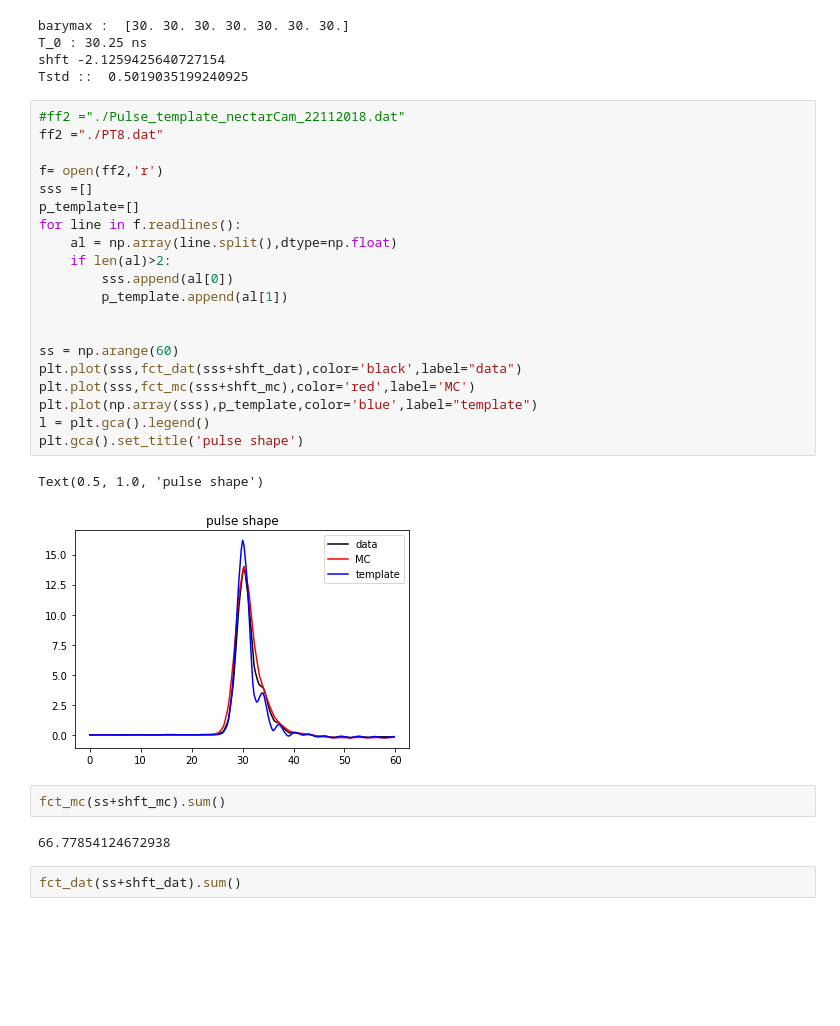
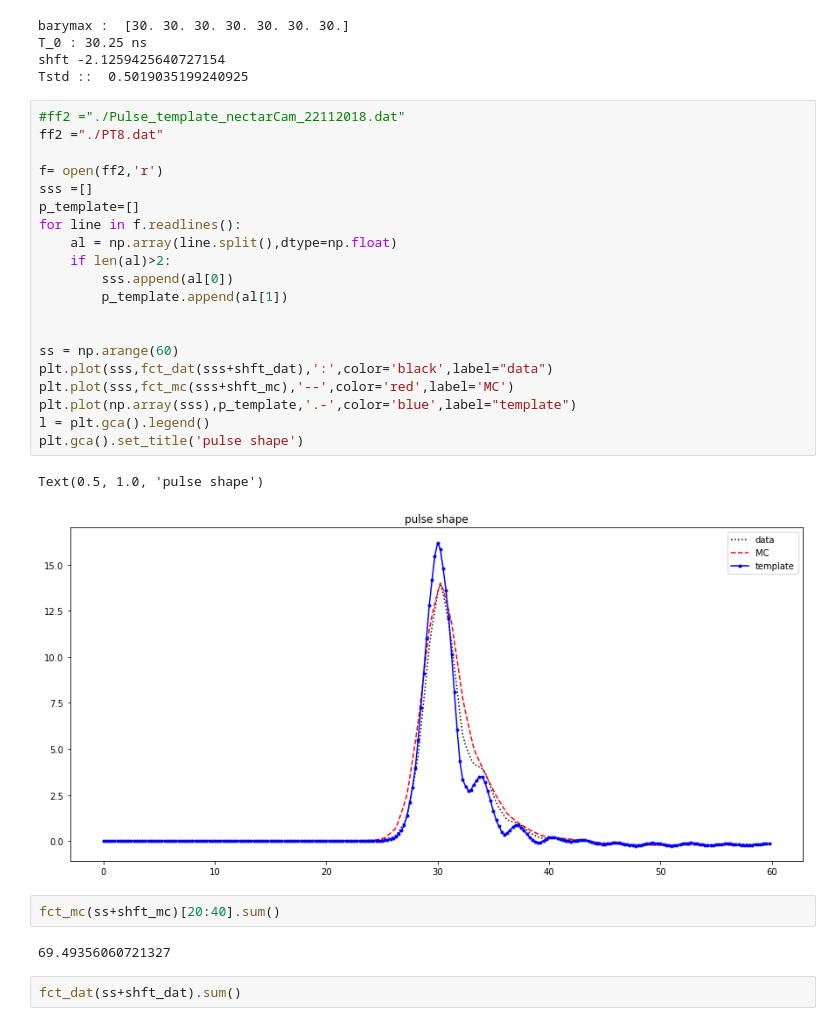
Before and after one commit to ThomasTTX/nectarchain, a Jupyter notebook: MC_data_comparaison_noteebooks/30pe_MC_data.ipynb, the cells around one changed output. Cells and saved outputs as stored; diff of their text form; blank space fills up the shorter version.

```diff
--- a/MC_data_comparaison_noteebooks/30pe_MC_data.ipynb
+++ b/MC_data_comparaison_noteebooks/30pe_MC_data.ipynb
@@ -174,30 +185,30 @@ Tstd ::  0.5019035199240925
 # %%
 #ff2 ="./Pulse_template_nectarCam_22112018.dat"
 ff2 ="./PT8.dat"
 
 f= open(ff2,'r')
 sss =[]
 p_template=[]
 for line in f.readlines():
     al = np.array(line.split(),dtype=np.float)
     if len(al)>2:
         sss.append(al[0])
         p_template.append(al[1])
 
 
 ss = np.arange(60)
-plt.plot(sss,fct_dat(sss+shft_dat),color='black',label="data")
-plt.plot(sss,fct_mc(sss+shft_mc),color='red',label='MC')
-plt.plot(np.array(sss),p_template,color='blue',label="template")
+plt.plot(sss,fct_dat(sss+shft_dat),':',color='black',label="data")
+plt.plot(sss,fct_mc(sss+shft_mc),'--',color='red',label='MC')
+plt.plot(np.array(sss),p_template,'.-',color='blue',label="template")
 l = plt.gca().legend()
 plt.gca().set_title('pulse shape')
 # %% [output]
 Text(0.5, 1.0, 'pulse shape')
-[figure, old version]
+[figure, new version]
 # %%
-fct_mc(ss+shft_mc).sum()
+fct_mc(ss+shft_mc)[20:40].sum()
 # %% [output]
-66.77854124672938
+69.49356060721327
 # %%
 fct_dat(ss+shft_dat).sum()
 # %% [output]
```
Also changed, not shown: parts of 5 cells of this notebook.
